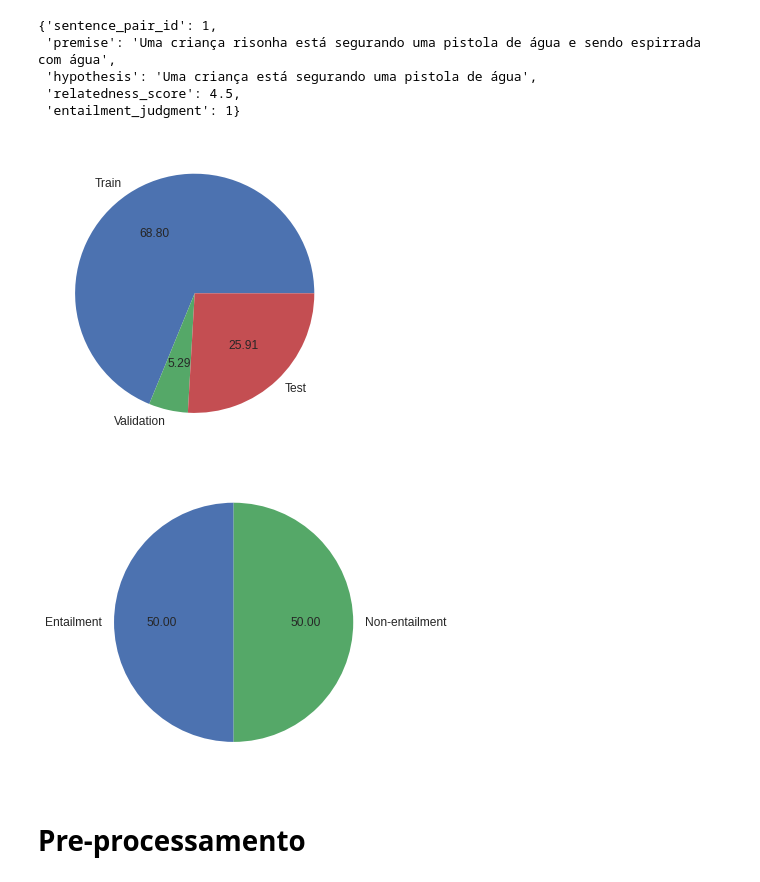
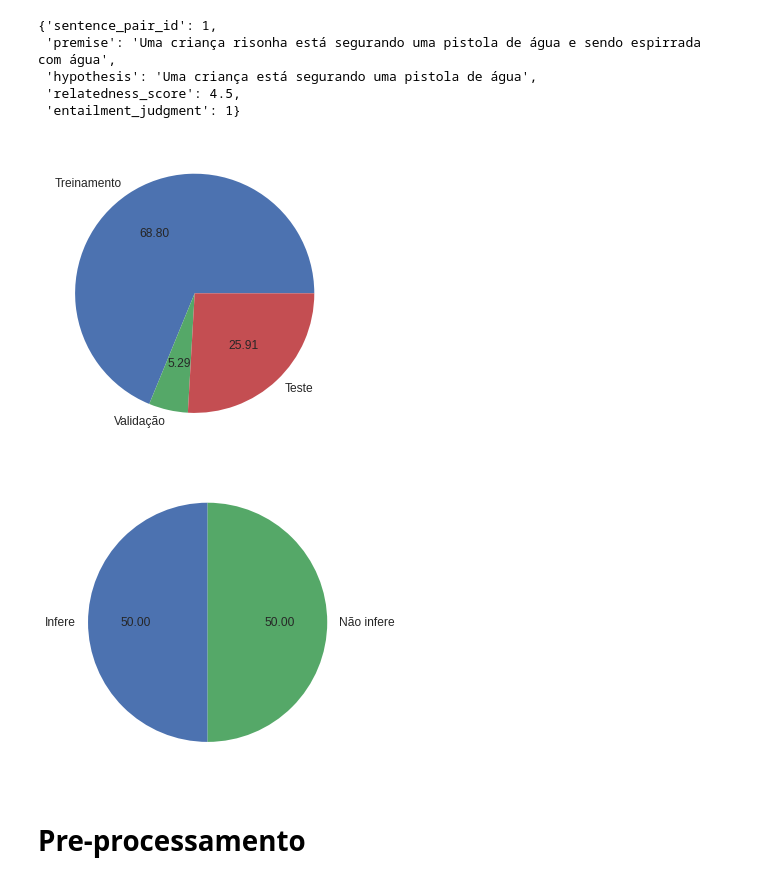
Before and after one commit to pedrosena138/assin2-bertimbau-benchmark, a Jupyter notebook: ASSIN2_Portuguese_BERT_TensorFlow.ipynb, the cells around one changed output. Drawn from its saved outputs; the diff is of its cells as text; code cells hidden in the pictures.

```diff
--- a/ASSIN2_Portuguese_BERT_TensorFlow.ipynb
+++ b/ASSIN2_Portuguese_BERT_TensorFlow.ipynb
@@ -141,26 +142,26 @@ train_size = dataset['train'].num_rows
 val_size = dataset['validation'].num_rows
 test_size = dataset['test'].num_rows
 
-plt.pie([train_size, val_size, test_size], labels=['Train', 'Validation', 'Test'], autopct='%.2f', textprops={'size': 'large'})
+plt.pie([train_size, val_size, test_size], labels=['Treinamento', 'Validação', 'Teste'], autopct='%.2f', textprops={'size': 'large'})
 plt.show()
 # %% [output]
-[figure, old version]
+[figure, new version]
 # %%
 def count_pos_and_neg():
     pos = 0,
     neg = 0
     for key in dataset.keys():
         partial_neg, partial_pos = np.bincount(dataset[key]['entailment_judgment'])
         pos += partial_pos
         neg += int(partial_neg)
 
     return int(pos), neg
 
 pos, neg = count_pos_and_neg()
-plt.pie([pos, neg], labels=['Entailment', 'Non-entailment'], autopct='%.2f', textprops={'size': 'large'}, startangle=90)
+plt.pie([pos, neg], labels=['Infere', 'Não infere'], autopct='%.2f', textprops={'size': 'large'}, startangle=90)
 plt.show()
 # %% [output]
-[figure, old version]
+[figure, new version]
 # %% [markdown]
 # Pre-processamento
 # %%
```
Also changed, not shown: parts of 24 cells of this notebook.
